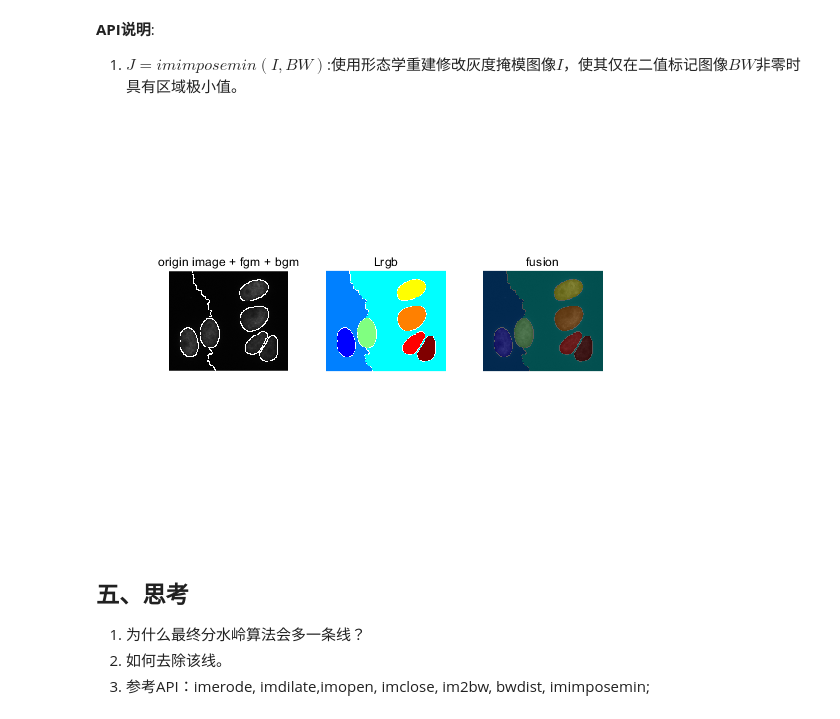
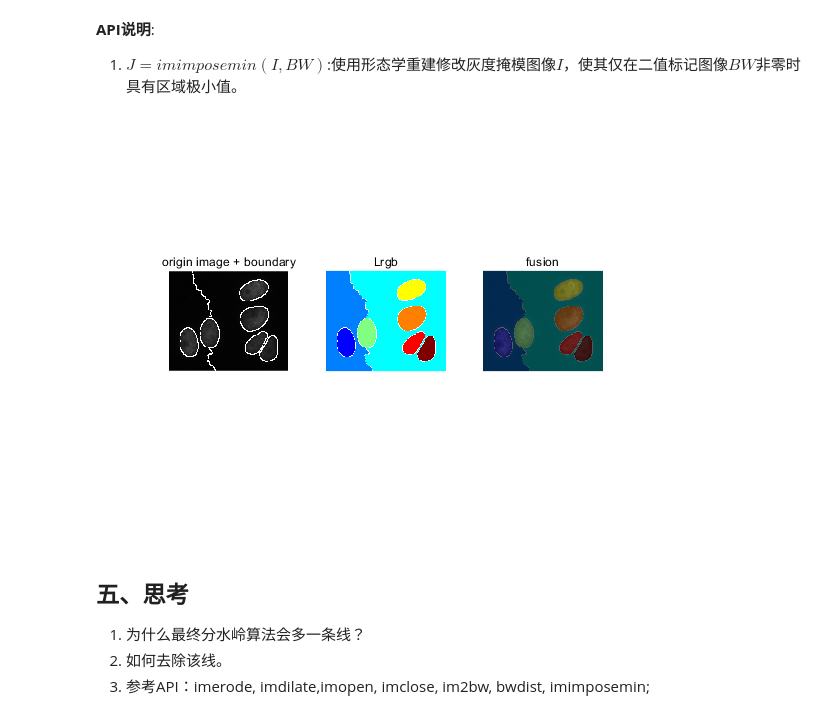
Before and after one commit to GCaptainNemo/image-processing-utils-matlab, a Jupyter notebook: jupyter_notebook/watershed.ipynb, the cells around one changed output. Drawn from its saved outputs; the diff is of its cells as text; code cells hidden in the pictures.

```diff
--- a/jupyter_notebook/watershed.ipynb
+++ b/jupyter_notebook/watershed.ipynb
@@ -126,18 +132,18 @@ subplot(122);imshow(gradmag2);title("after gradient image");
 # %%
 % result
 L = watershed(gradmag2);
 I4 = origin_img;
 I4(imdilate(L == 0, ones(2, 2))) = 255;
 figure;
-subplot(131); imshow(I4);title('origin image + fgm + bgm');
+subplot(131); imshow(I4);title('origin image + boundary');
 Lrgb = label2rgb(L);
 subplot(132);imshow(Lrgb);title('Lrgb');
 subplot(133);imshow(origin_img);title('fusion')
 hold on
 himage = imshow(Lrgb);
 himage.AlphaData = 0.3;
 # %% [output]
-[figure, old version]
+[figure, new version]
 # %% [markdown]
 ## 五、思考
 1. 为什么最终分水岭算法会多一条线？
```
Also changed, not shown: parts of 2 cells of this notebook.
